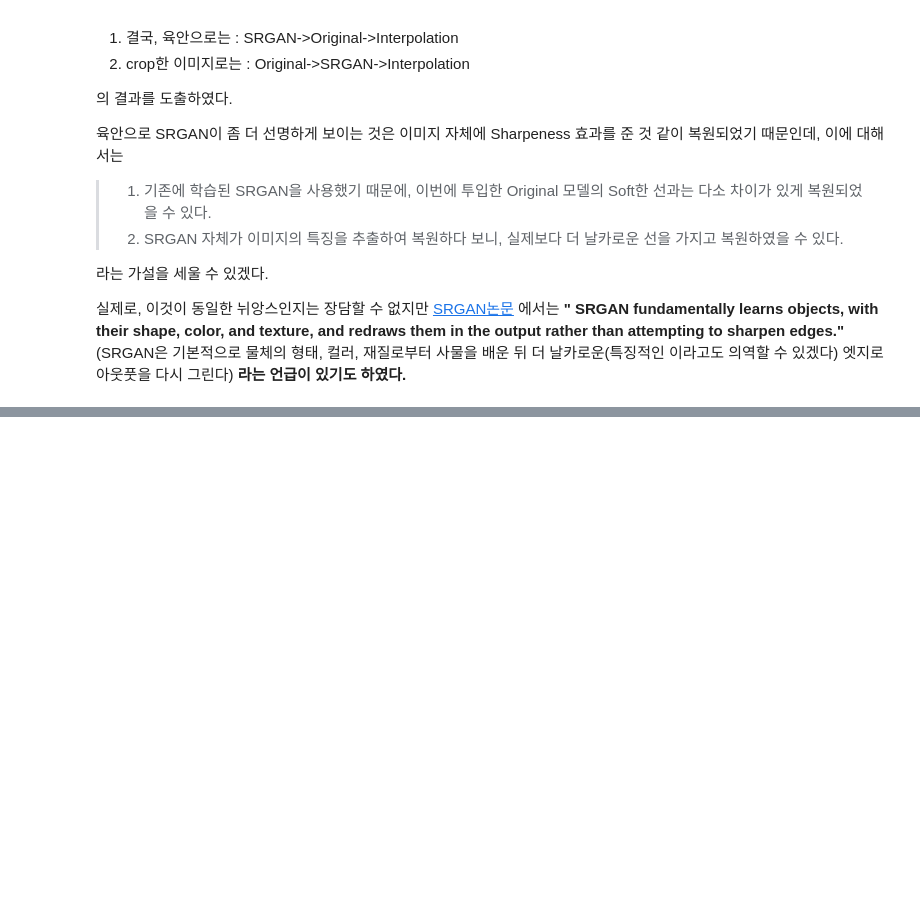
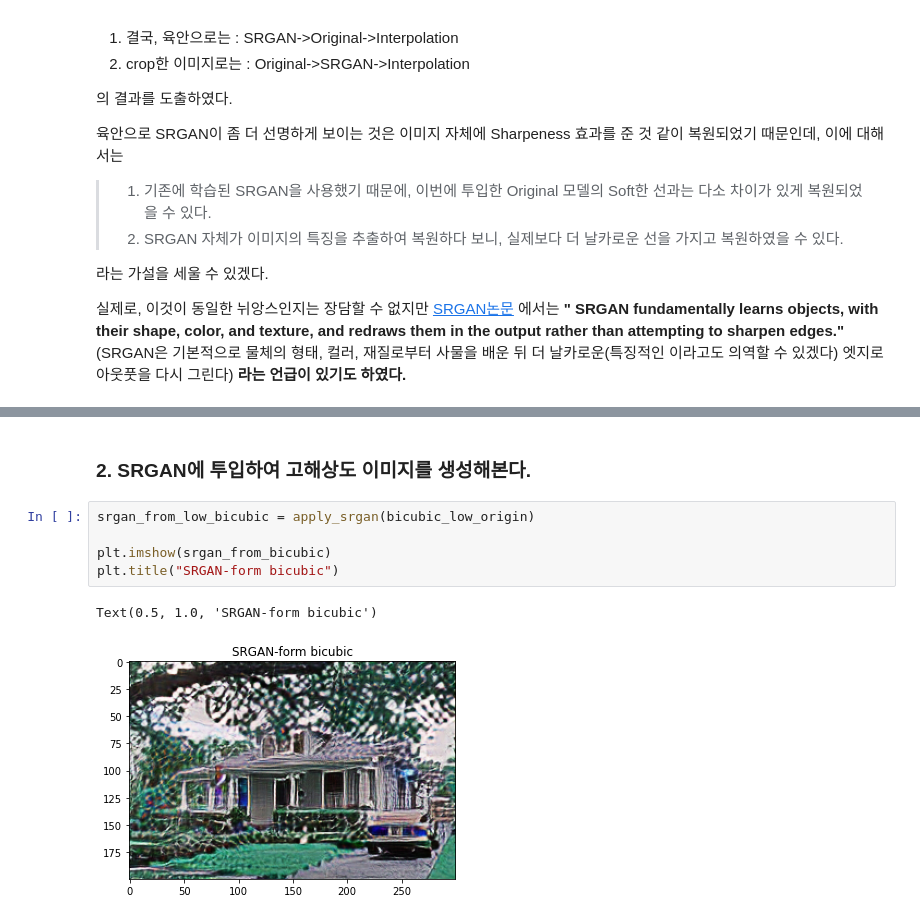
Before and after one commit to JeongeunJPark/AIFFEL_EX16_SRCNN, a Jupyter notebook: Exploration 16_흐린 사진을 선명하게.ipynb, the cells around one changed output, grey strips where cells are left out. Saved outputs shown, nothing was run; the diff lists cells and outputs as text; blank space fills up the shorter version.

```diff
--- a/Exploration 16_흐린 사진을 선명하게.ipynb
+++ b/Exploration 16_흐린 사진을 선명하게.ipynb
@@ -205,0 +237,10 @@ them in the output rather than attempting to sharpen edges."__  (SRGAN은 기본
+# %% [markdown]
+### 2. SRGAN에 투입하여 고해상도 이미지를 생성해본다.
+# %%
+srgan_from_low_bicubic = apply_srgan(bicubic_low_origin)
+
+plt.imshow(srgan_from_bicubic)
+plt.title("SRGAN-form bicubic")
+# %% [output]
+Text(0.5, 1.0, 'SRGAN-form bicubic')
+[figure, added]
```
Also changed, not shown: parts of 15 cells of this notebook, 2 other files.
